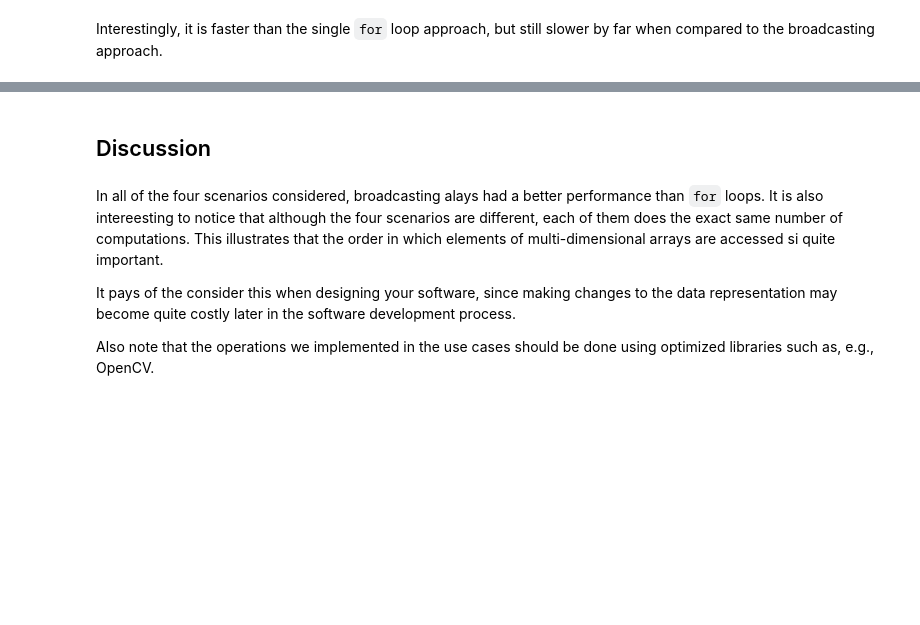
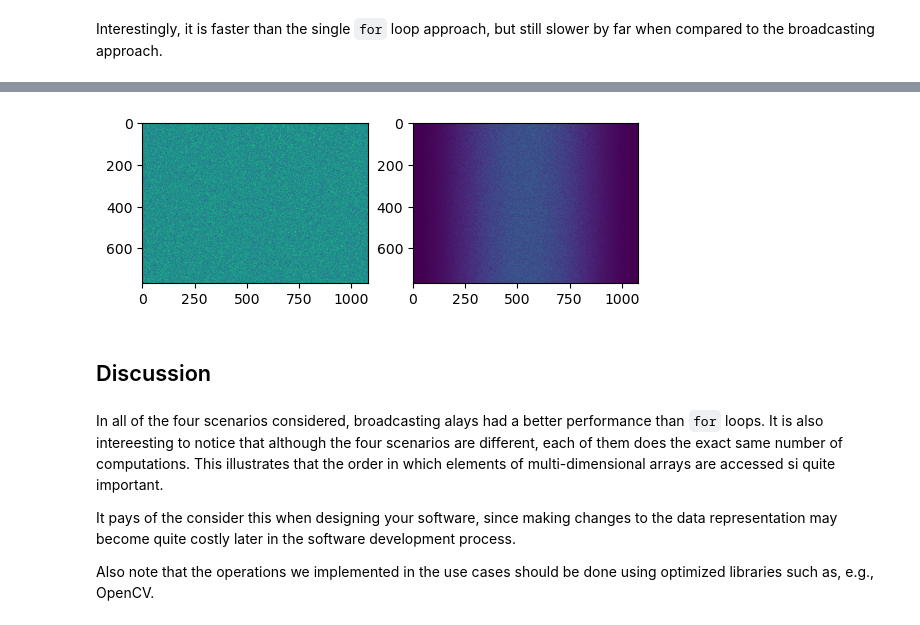
Before and after one commit to gjbex/Scientific-Python, a Jupyter notebook: source-code/numpy/broadcast.ipynb, the cells around one changed output, grey strips where cells are left out. Saved outputs shown, nothing was run; the diff lists cells and outputs as text; code cells hidden in the pictures; blank space fills up the shorter version.

```diff
--- a/source-code/numpy/broadcast.ipynb
+++ b/source-code/numpy/broadcast.ipynb
@@ -630,3 +632,13 @@ False
+# %%
+image_original = images[0]
+image_broadcast = darken_left_right_broadcast(images, width_scales)[0]
+vmin = min(image_original.min(), image_broadcast.min())
+vmax = max(image_original.max(), image_broadcast.max())
+figure, axes = plt.subplots(1, 2, )
+axes[0].imshow(image_original, vmin=vmin, vmax=vmax)
+axes[1].imshow(image_broadcast, vmin=vmin, vmax=vmax);
+# %% [output]
+[figure, added]
 # %% [markdown]
 ## Discussion
 # %% [markdown]
```
Also changed, not shown: parts of 15 cells of this notebook.
